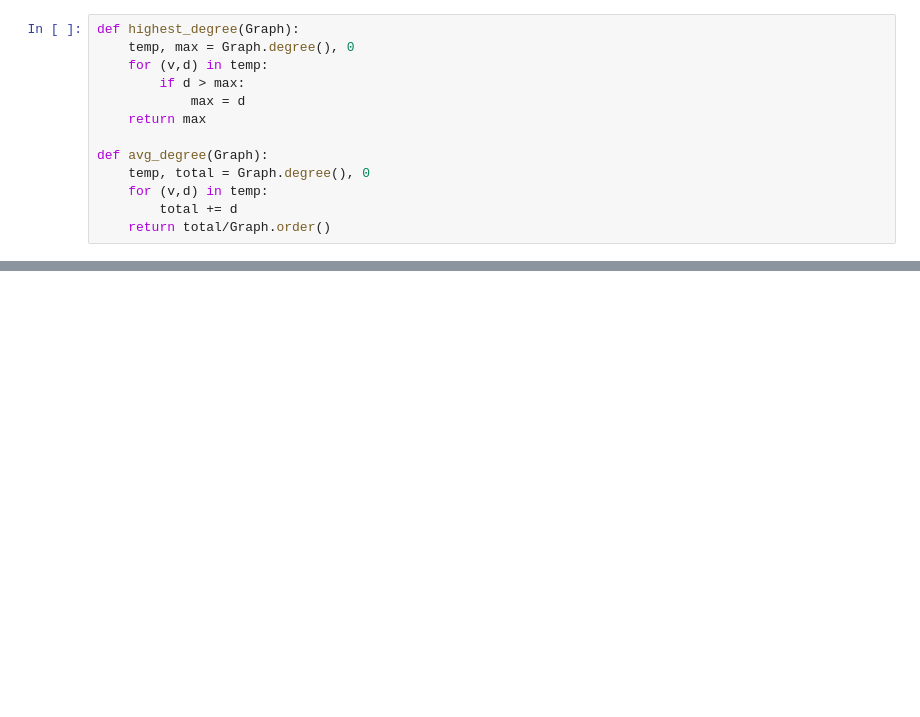
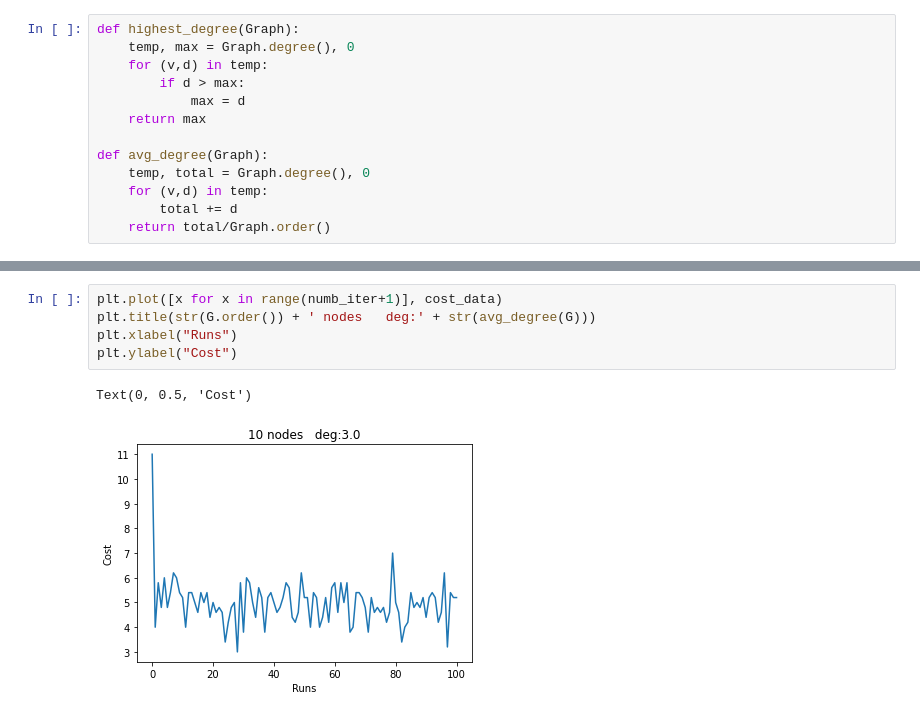
Before and after one commit to chiefdondjeu/REU, a Jupyter notebook: SA_GC.ipynb, the cells around one changed output, grey strips where cells are left out. Saved outputs shown, nothing was run; the diff lists cells and outputs as text; blank space fills up the shorter version.

```diff
--- a/SA_GC.ipynb
+++ b/SA_GC.ipynb
@@ -109,0 +129,8 @@ avg degree: 2.0
+# %%
+plt.plot([x for x in range(numb_iter+1)], cost_data)
+plt.title(str(G.order()) + ' nodes   deg:' + str(avg_degree(G)))
+plt.xlabel("Runs")
+plt.ylabel("Cost")
+# %% [output]
+Text(0, 0.5, 'Cost')
+[figure, added]
```
Also changed, not shown: parts of 9 cells of this notebook.
